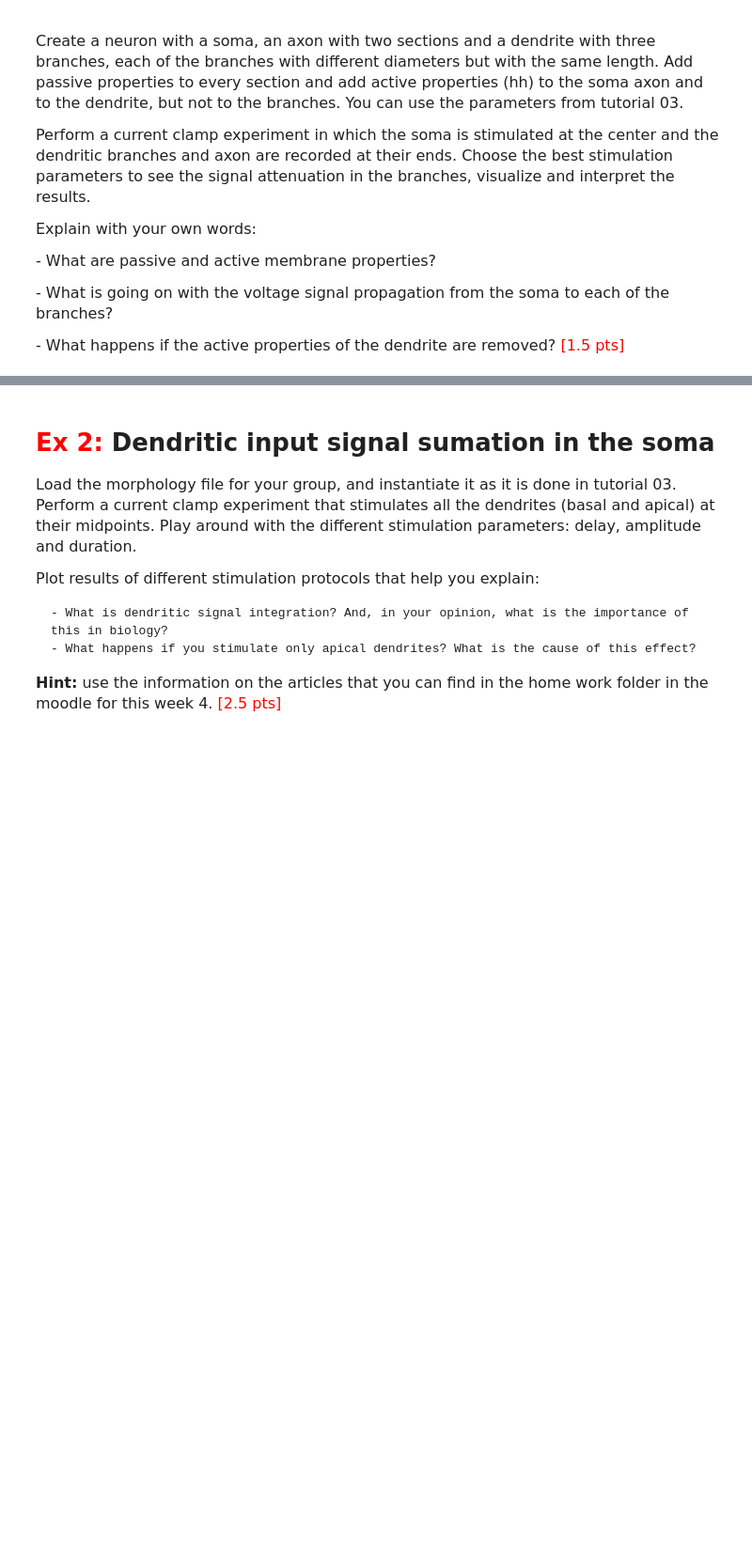
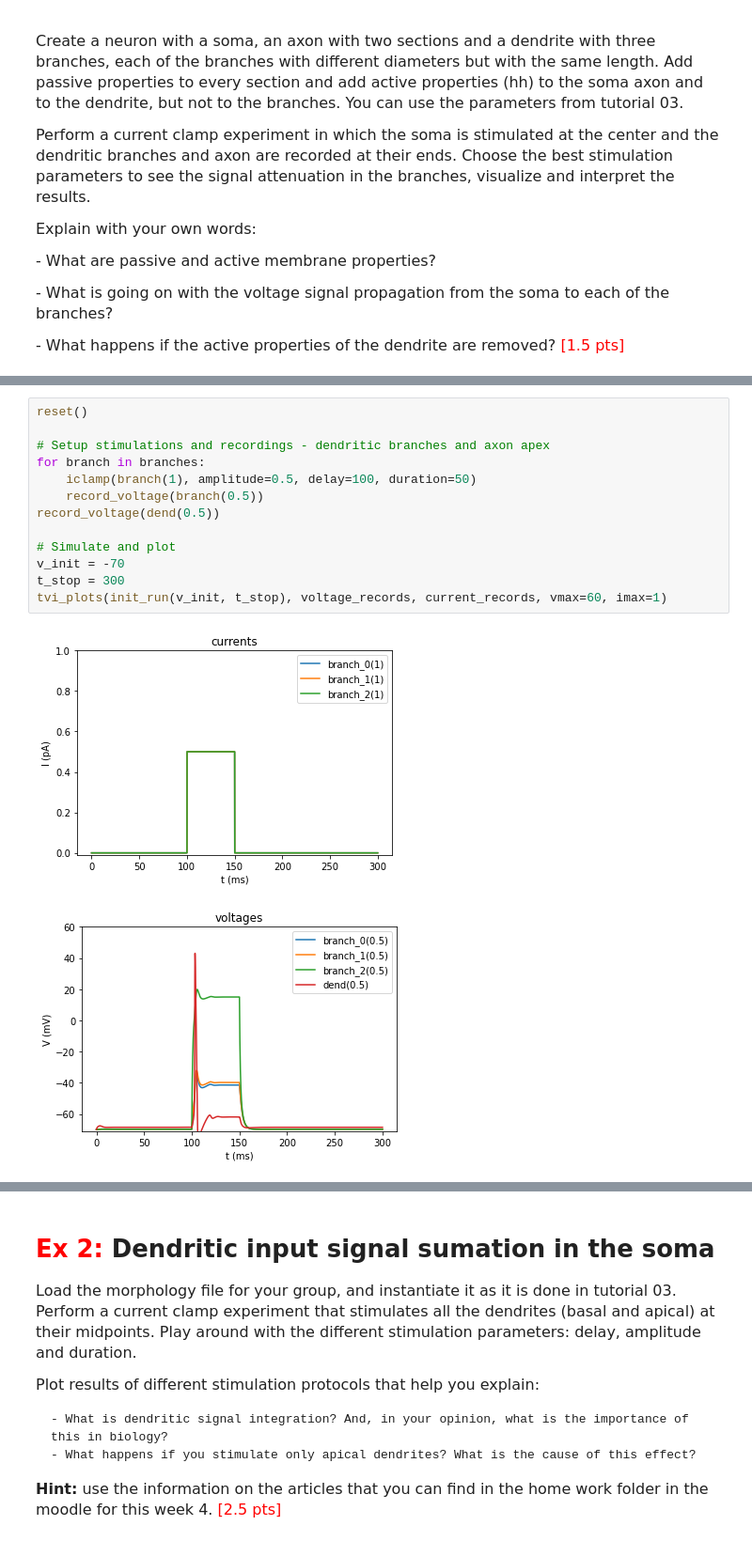
Before and after one commit to GBNTN/In_Silico_Homeworks, a Jupyter notebook: Week4_HomeWork_Martim.ipynb, the cells around one changed output, grey strips where cells are left out. Shown at 94% size. Cells and saved outputs as stored; diff of their text form; blank space fills up the shorter version.

```diff
--- a/Week4_HomeWork_Martim.ipynb
+++ b/Week4_HomeWork_Martim.ipynb
@@ -34,0 +234,16 @@ __IMPORTANT:__<font size = "3"> Exercises in <font color='red'>red</font> are ma
+# %%
+reset()
+
+# Setup stimulations and recordings - dendritic branches and axon apex
+for branch in branches:
+    iclamp(branch(1), amplitude=0.5, delay=100, duration=50)
+    record_voltage(branch(0.5))
+record_voltage(dend(0.5))
+
+# Simulate and plot
+v_init = -70
+t_stop = 300
+tvi_plots(init_run(v_init, t_stop), voltage_records, current_records, vmax=60, imax=1)
+# %% [output]
+[figure, added]
+[figure, added]
```
Also changed, not shown: parts of 10 cells of this notebook.
